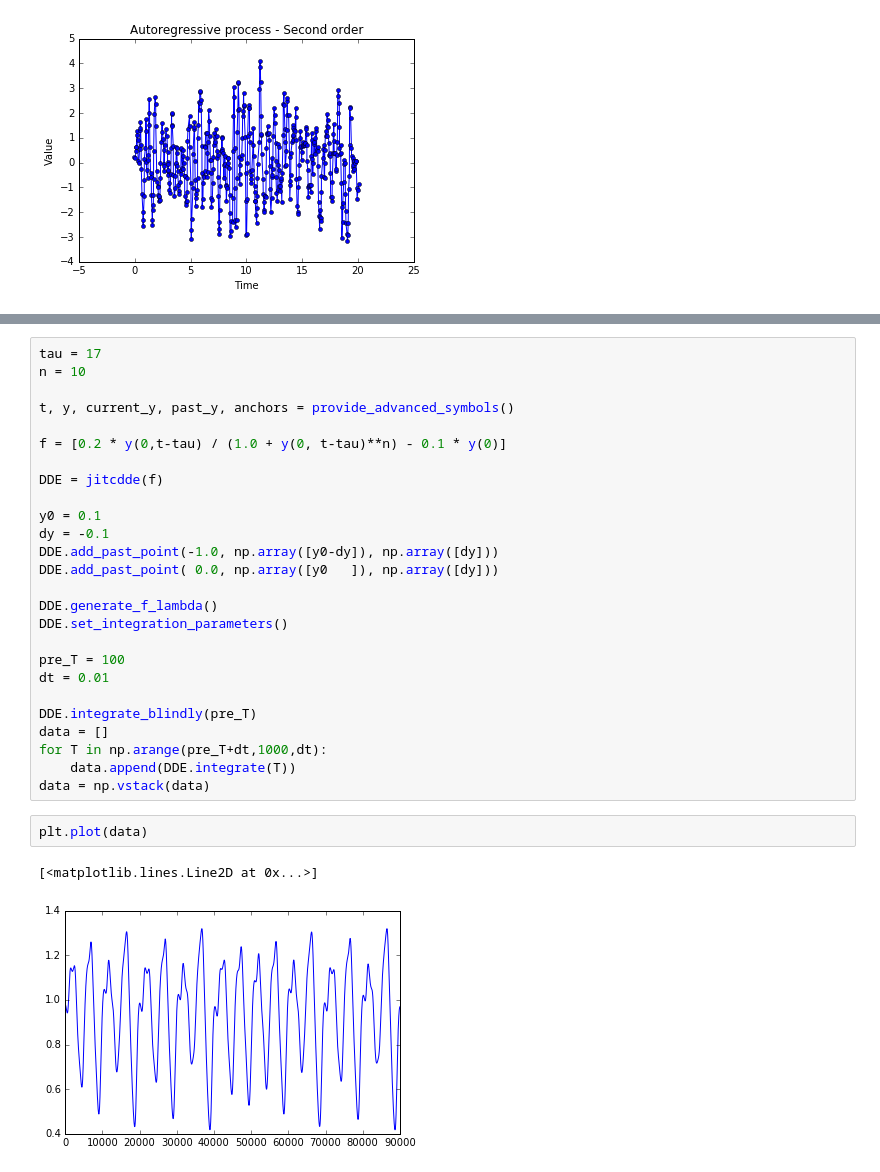
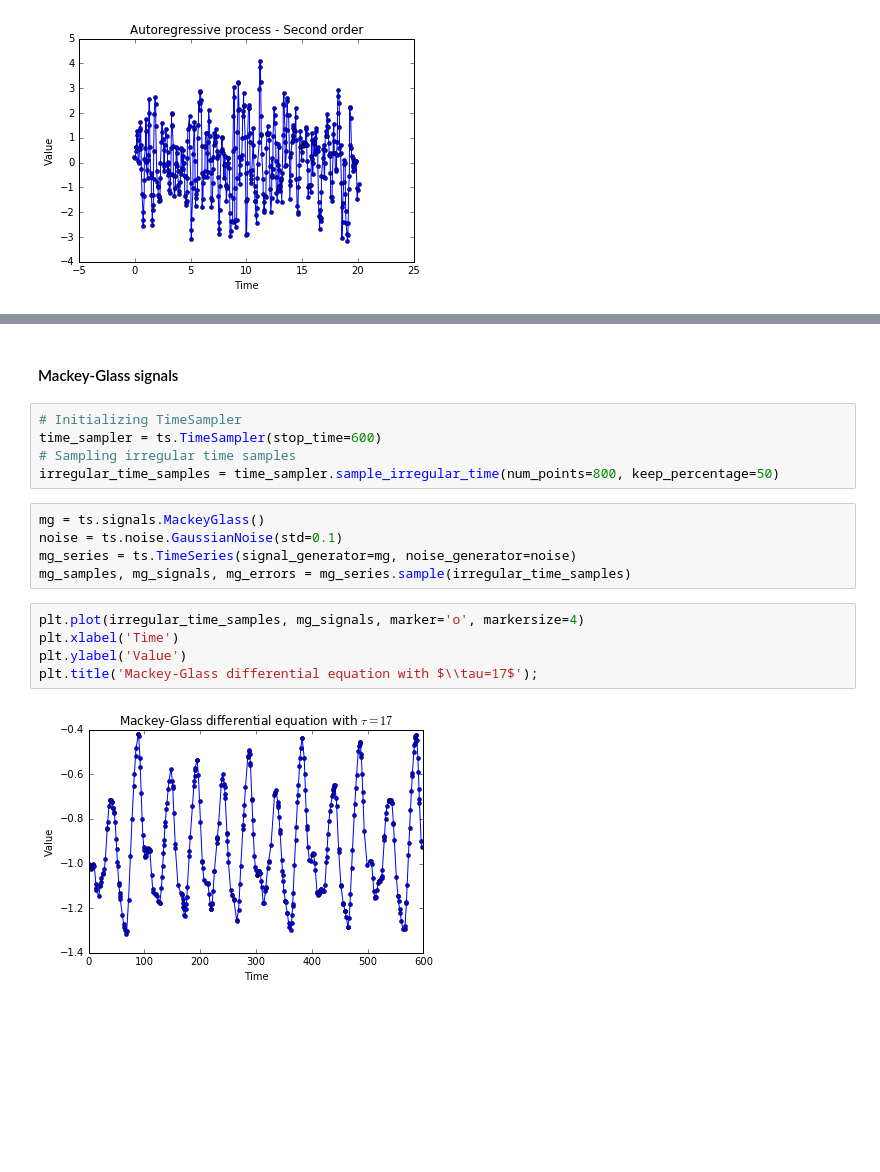
Before and after one commit to TimeSynth/TimeSynth, a Jupyter notebook: TimeSynthExamples.ipynb, the cells around one changed output, grey strips where cells are left out. Drawn from its saved outputs; the diff is of its cells as text; blank space fills up the shorter version.

Commit message:
Added MackeyGlass and added example in ipynb, plus documentation updates

```diff
--- a/TimeSynthExamples.ipynb
+++ b/TimeSynthExamples.ipynb
@@ -138,31 +132,19 @@ from jitcdde import provide_advanced_symbols, jitcdde
-# %%
-tau = 17
-n = 10
-
-t, y, current_y, past_y, anchors = provide_advanced_symbols()
-
-f = [0.2 * y(0,t-tau) / (1.0 + y(0, t-tau)**n) - 0.1 * y(0)]
-
-DDE = jitcdde(f)
-
-y0 = 0.1
-dy = -0.1
-DDE.add_past_point(-1.0, np.array([y0-dy]), np.array([dy]))
-DDE.add_past_point( 0.0, np.array([y0   ]), np.array([dy]))
-
-DDE.generate_f_lambda()
-DDE.set_integration_parameters()
-
-pre_T = 100
-dt = 0.01
-
-DDE.integrate_blindly(pre_T)
-data = []
-for T in np.arange(pre_T+dt,1000,dt):
-    data.append(DDE.integrate(T))
-data = np.vstack(data)
-# %%
-plt.plot(data)
-# %% [output]
-[<matplotlib.lines.Line2D at 0x...>]
-[figure, removed]
+# %% [markdown]
+#### Mackey-Glass signals
+# %%
+# Initializing TimeSampler
+time_sampler = ts.TimeSampler(stop_time=600)
+# Sampling irregular time samples
+irregular_time_samples = time_sampler.sample_irregular_time(num_points=800, keep_percentage=50)
+# %%
+mg = ts.signals.MackeyGlass()
+noise = ts.noise.GaussianNoise(std=0.1)
+mg_series = ts.TimeSeries(signal_generator=mg, noise_generator=noise)
+mg_samples, mg_signals, mg_errors = mg_series.sample(irregular_time_samples)
+# %%
+plt.plot(irregular_time_samples, mg_signals, marker='o', markersize=4)
+plt.xlabel('Time')
+plt.ylabel('Value')
+plt.title('Mackey-Glass differential equation with $\\tau=17$');
+# %% [output]
+[figure, added]
```
Also changed, not shown: parts of 3 cells of this notebook, 4 other files.
